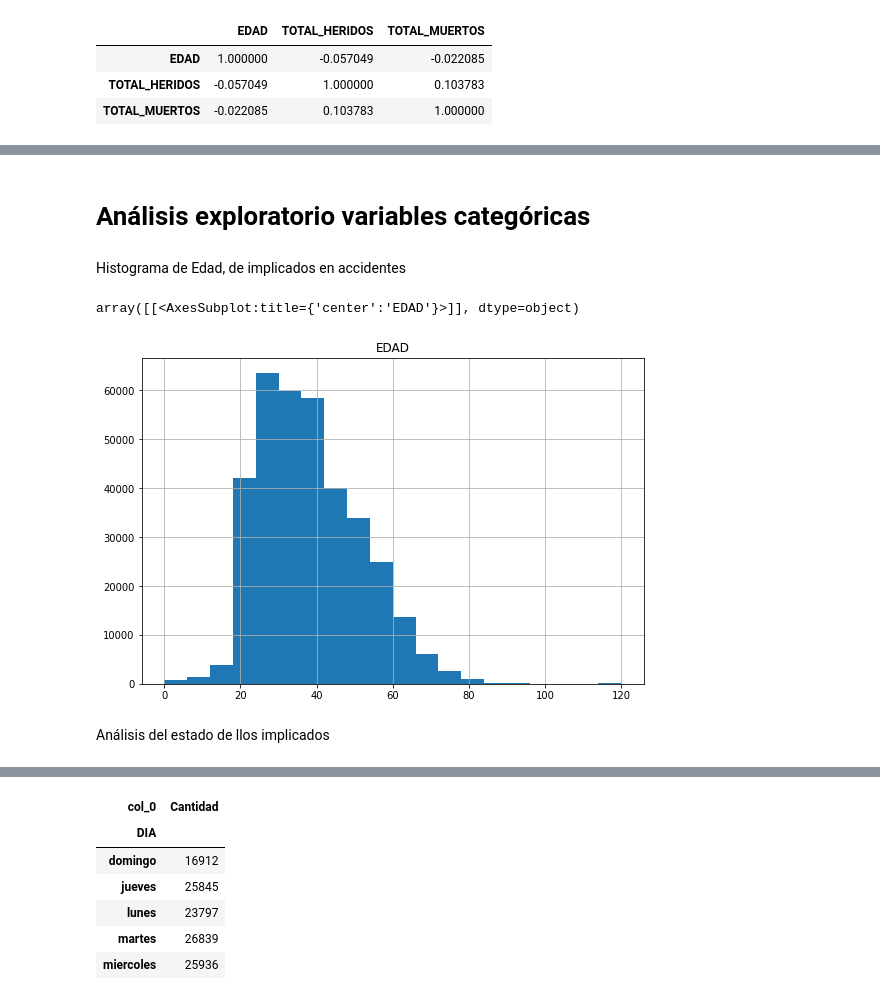
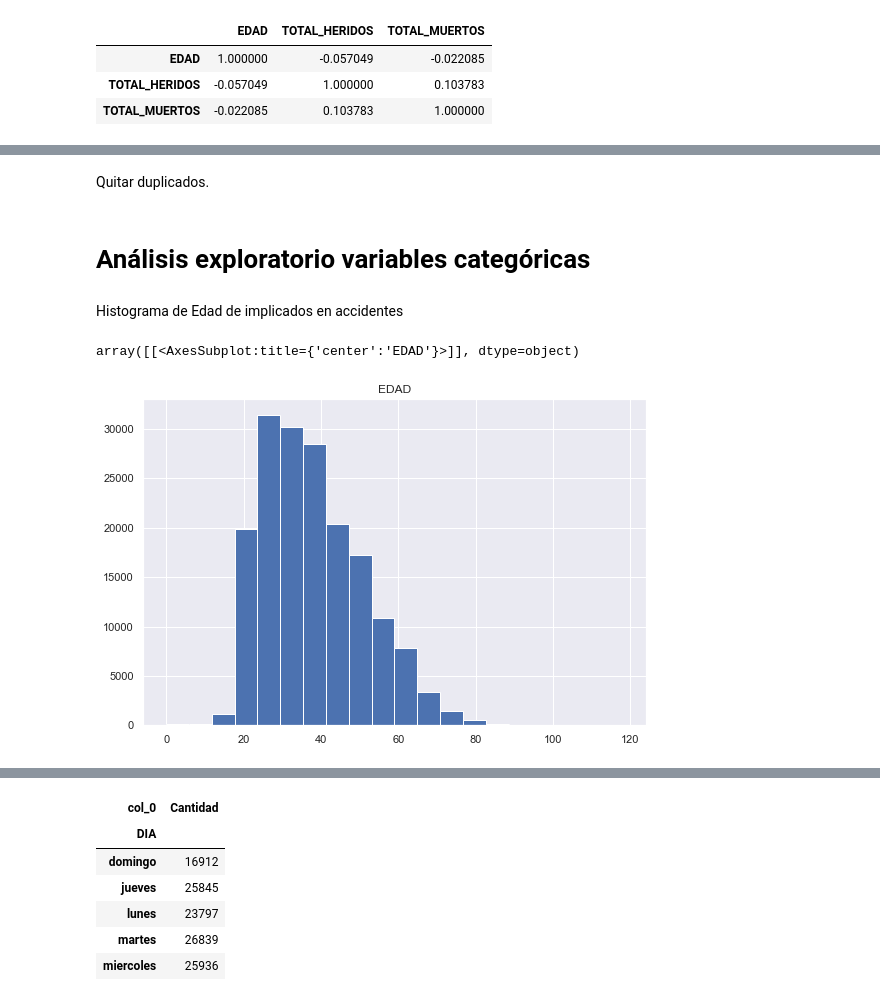
Before and after one commit to jgcotta/bigdata, a Jupyter notebook: notebook/NoteBookSiniestros.ipynb, the cells around one changed output, grey strips where cells are left out. Drawn from its saved outputs; the diff is of its cells as text; code cells hidden in the pictures.

```diff
--- a/notebook/NoteBookSiniestros.ipynb
+++ b/notebook/NoteBookSiniestros.ipynb
@@ -48,0 +95,2 @@ d.corr(method ='pearson')
+# %% [markdown]
+Quitar duplicados.
@@ -49,13 +99,11 @@ d.corr(method ='pearson')
 # %% [markdown]
 # Análisis exploratorio variables categóricas
 # %% [markdown]
-Histograma de Edad, de implicados en accidentes
+Histograma de Edad de implicados en accidentes
 # %%
-df.hist(column='EDAD',    # Column to plot
+drop_duplicates.hist(column='EDAD',    # Column to plot
                    figsize=(9,6),   # Plot size
                    bins=20)
 # %% [output]
 array([[<AxesSubplot:title={'center':'EDAD'}>]], dtype=object)
-[figure, old version]
+[figure, new version]
-# %% [markdown]
-Análisis del estado de llos implicados
```
Also changed, not shown: parts of 39 cells of this notebook.
